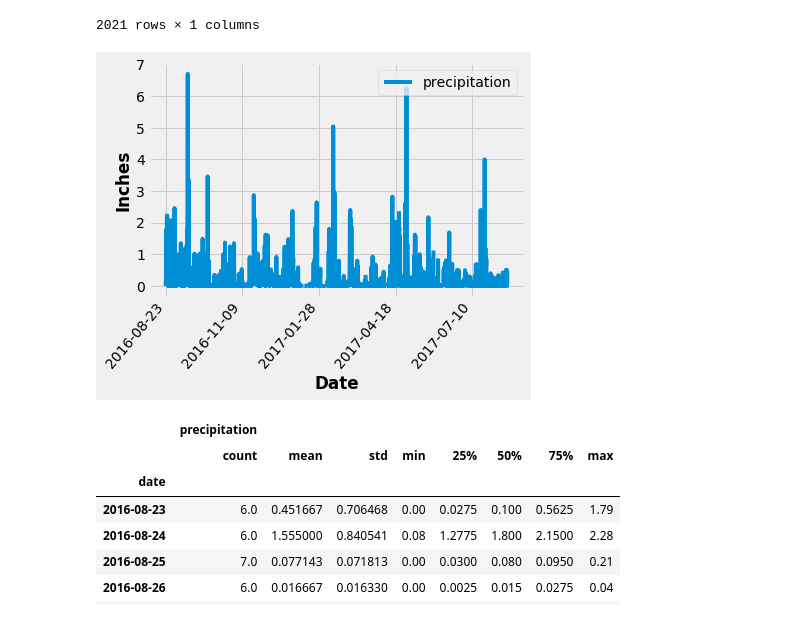
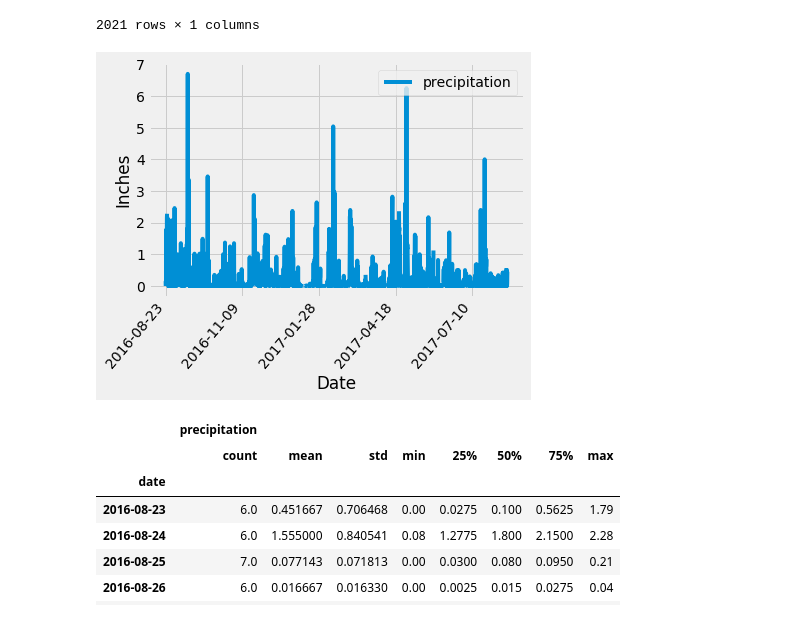
Before and after one commit to Michelin96/sqlalchemy-challenge, a Jupyter notebook: climate.ipynb, the cells around one changed output. Drawn from its saved outputs; the diff is of its cells as text; code cells hidden in the pictures.

```diff
--- a/climate.ipynb
+++ b/climate.ipynb
@@ -181,19 +129,19 @@ precip_data_year
 # %%
 # Use Pandas Plotting to plot the data
 precip_data_df.plot(x = "date", y = "precipitation")
 
 # Add the axes labels
-plt.xlabel("Date", fontweight="black")
-plt.ylabel("Inches", fontweight="black")
+plt.xlabel("Date")
+plt.ylabel("Inches")
 # Change the rotation and alignment of the dates
 plt.xticks(rotation=50, ha='right')
 
 # Put the legend in the upper right corner
 plt.legend(loc=1)
 
 plt.show()
 # %% [output]
-[figure, old version]
+[figure, new version]
 # %%
 # Use Pandas to calcualte the summary statistics for the precipitation data
 precip_summary = precip_data_df.groupby("date").describe()
```
Also changed, not shown: parts of 12 cells of this notebook.
